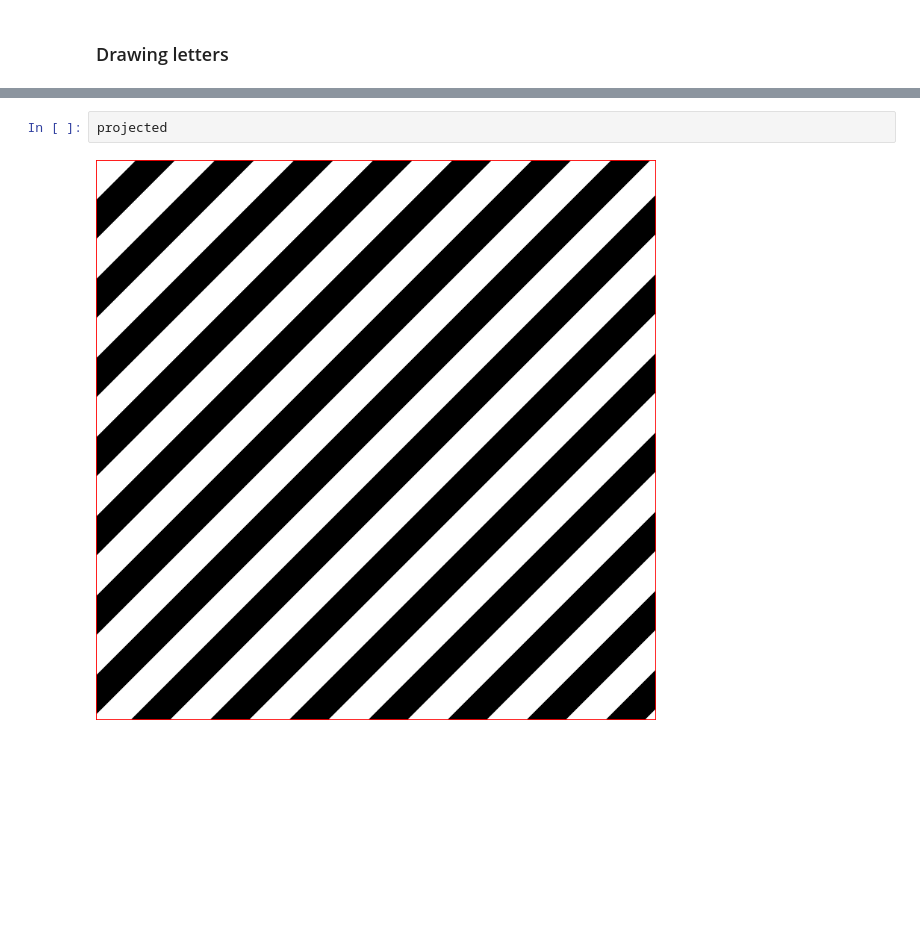
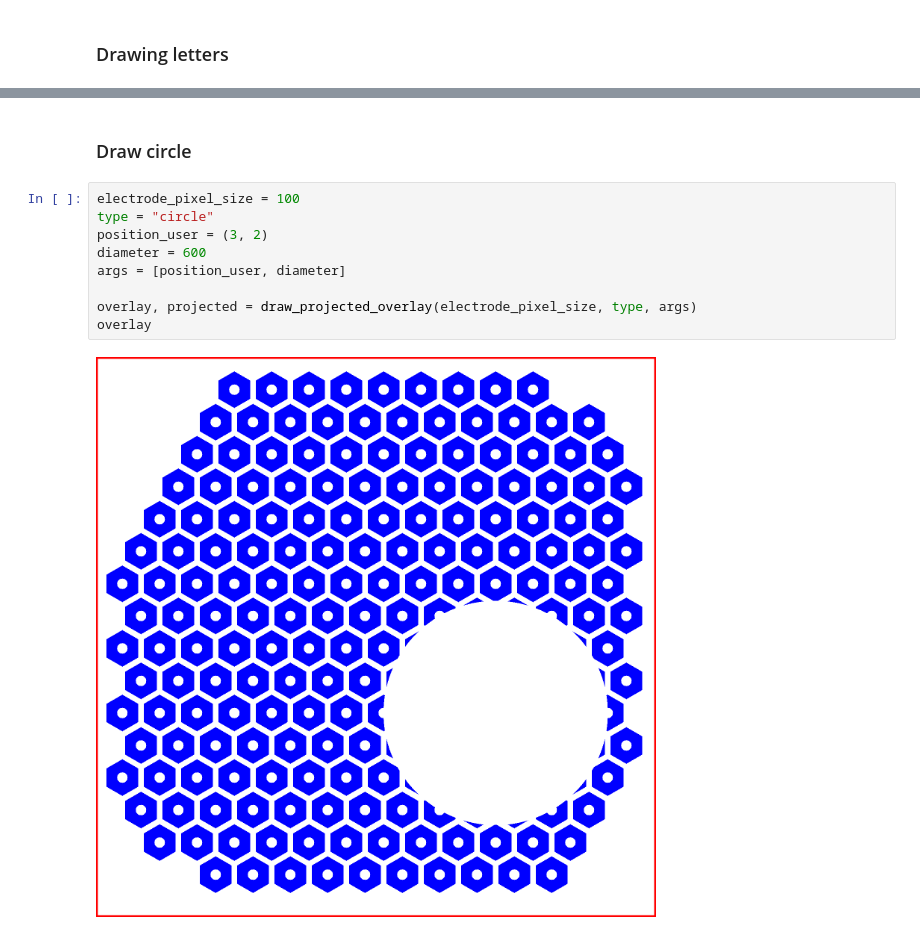
Before and after one commit to PalankerLab/RPSim, a Jupyter notebook: run_stages/image_generation.ipynb, the cells around one changed output, grey strips where cells are left out. Cells and saved outputs as stored; diff of their text form; blank space fills up the shorter version.

```diff
--- a/run_stages/image_generation.ipynb
+++ b/run_stages/image_generation.ipynb
@@ -398,4 +418,13 @@ overlay
-# %%
-projected
-# %% [output]
-[figure, removed]
+# %% [markdown]
+### Draw circle
+# %%
+electrode_pixel_size = 100
+type = "circle"
+position_user = (3, 2)
+diameter = 600
+args = [position_user, diameter]
+
+overlay, projected = draw_projected_overlay(electrode_pixel_size, type, args)
+overlay
+# %% [output]
+[figure, added]
```
Also changed, not shown: parts of 20 cells of this notebook, 1 other file.
